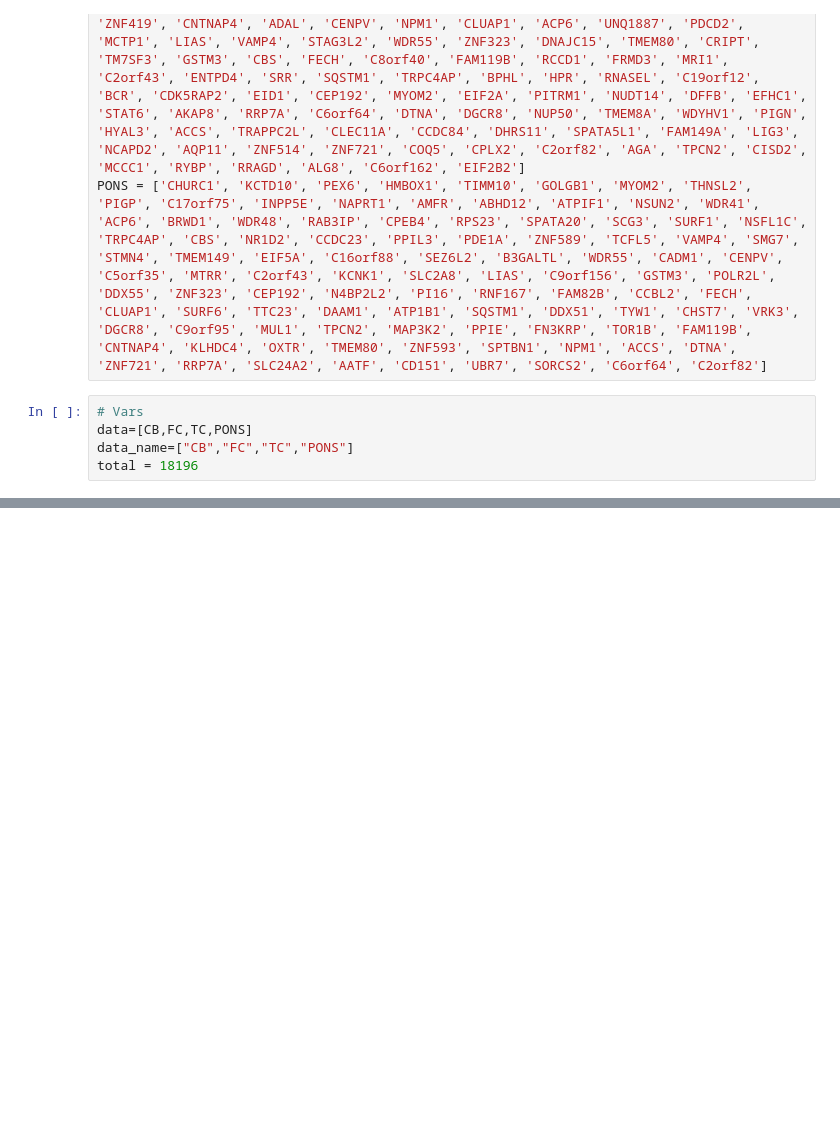
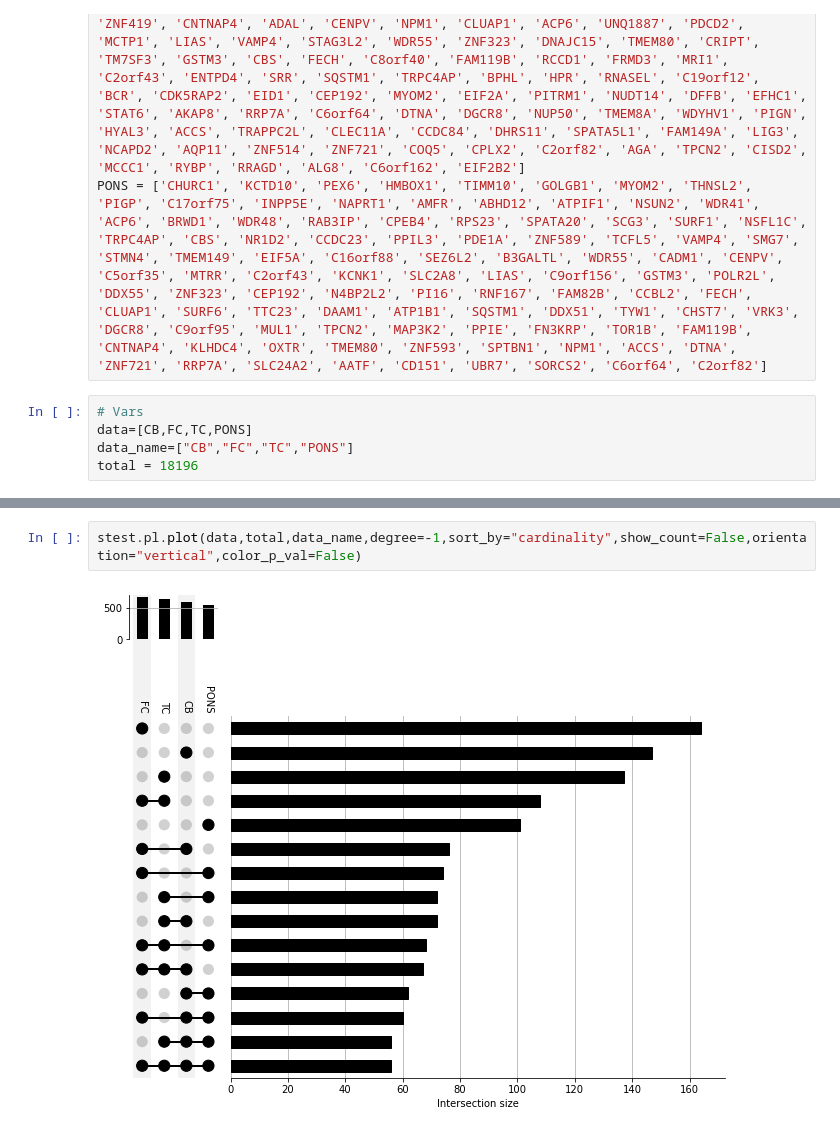
Before and after one commit to theislab/superexacttestpy, a Jupyter notebook: notebook/07_plot.ipynb, the cells around one changed output, grey strips where cells are left out. Cells and saved outputs as stored; diff of their text form; blank space fills up the shorter version.

```diff
--- a/notebook/07_plot.ipynb
+++ b/notebook/07_plot.ipynb
@@ -16,0 +29,4 @@ total = 18196
+# %%
+stest.pl.plot(data,total,data_name,degree=-1,sort_by="cardinality",show_count=False,orientation="vertical",color_p_val=False)
+# %% [output]
+[figure, added]
```
Also changed, not shown: parts of 5 cells of this notebook.
